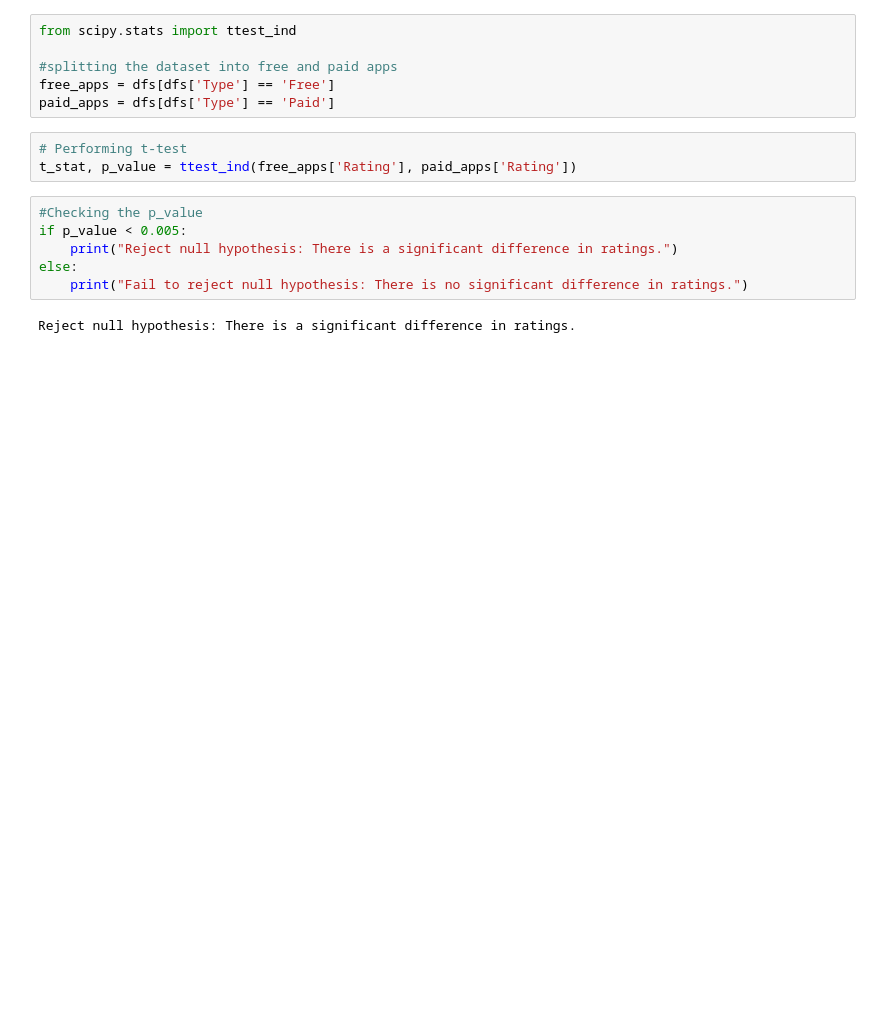
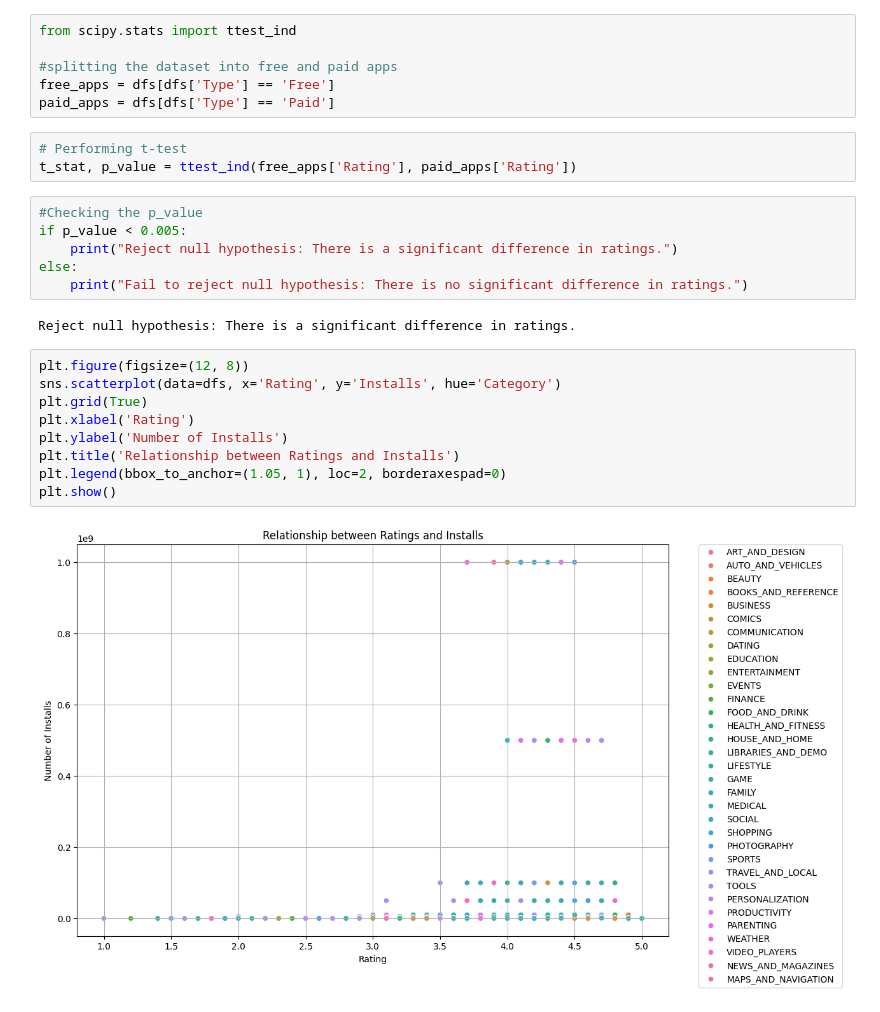
Before and after one commit to Sankrityayana/Exploratory-Data-Analysis-of-Google-App-Store-Data, a Jupyter notebook: EDA_of_Google_Play_Store_Data.ipynb, the cells around one changed output. Drawn from its saved outputs; the diff is of its cells as text; blank space fills up the shorter version.

```diff
--- a/EDA_of_Google_Play_Store_Data.ipynb
+++ b/EDA_of_Google_Play_Store_Data.ipynb
@@ -182,3 +182,14 @@ else:
     print("Fail to reject null hypothesis: There is no significant difference in ratings.")
 # %% [output]
 Reject null hypothesis: There is a significant difference in ratings.
+# %%
+plt.figure(figsize=(12, 8))
+sns.scatterplot(data=dfs, x='Rating', y='Installs', hue='Category')
+plt.grid(True)
+plt.xlabel('Rating')
+plt.ylabel('Number of Installs')
+plt.title('Relationship between Ratings and Installs')
+plt.legend(bbox_to_anchor=(1.05, 1), loc=2, borderaxespad=0)
+plt.show()
+# %% [output]
+[figure, added]
```
Also changed, not shown: parts of 6 cells of this notebook.
